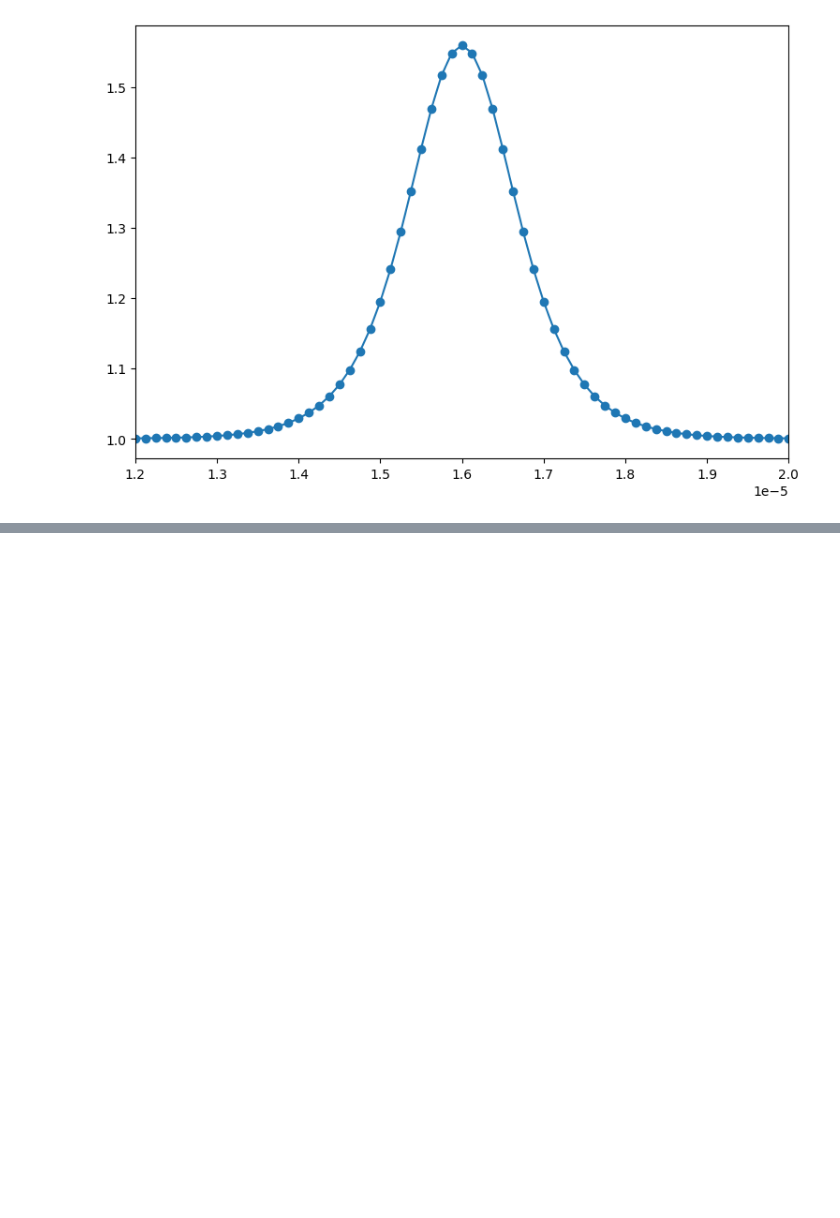
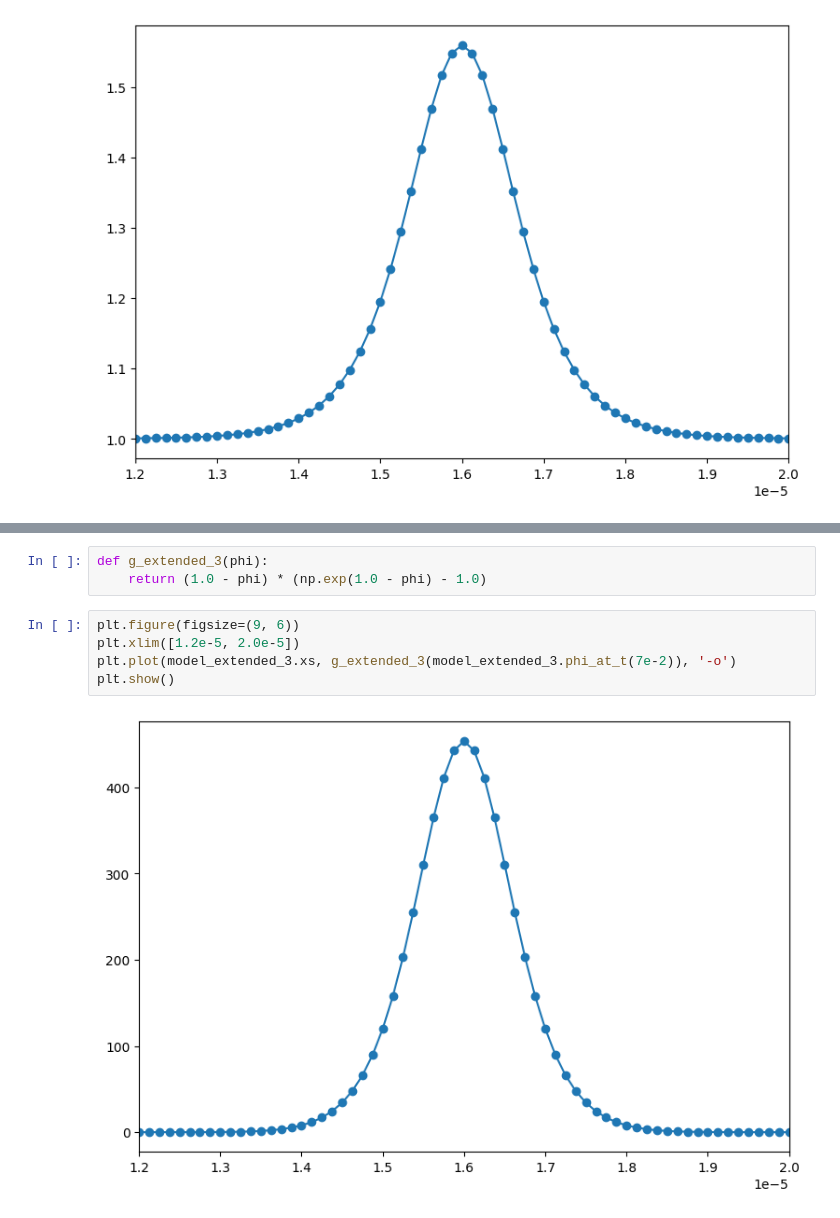
Before and after one commit to ponomarevandr/disruption, a Jupyter notebook: consensual_model/experiments/interpolating_functions/epsilon_opposite.ipynb, the cells around one changed output, grey strips where cells are left out. Saved outputs shown, nothing was run; the diff lists cells and outputs as text; blank space fills up the shorter version.

```diff
--- a/consensual_model/experiments/interpolating_functions/epsilon_opposite.ipynb
+++ b/consensual_model/experiments/interpolating_functions/epsilon_opposite.ipynb
@@ -178,0 +199,10 @@ plt.show()
+# %%
+def g_extended_3(phi):
+    return (1.0 - phi) * (np.exp(1.0 - phi) - 1.0)
+# %%
+plt.figure(figsize=(9, 6))
+plt.xlim([1.2e-5, 2.0e-5])
+plt.plot(model_extended_3.xs, g_extended_3(model_extended_3.phi_at_t(7e-2)), '-o')
+plt.show()
+# %% [output]
+[figure, added]
```
Also changed, not shown: parts of 4 cells of this notebook, 3 other files.
